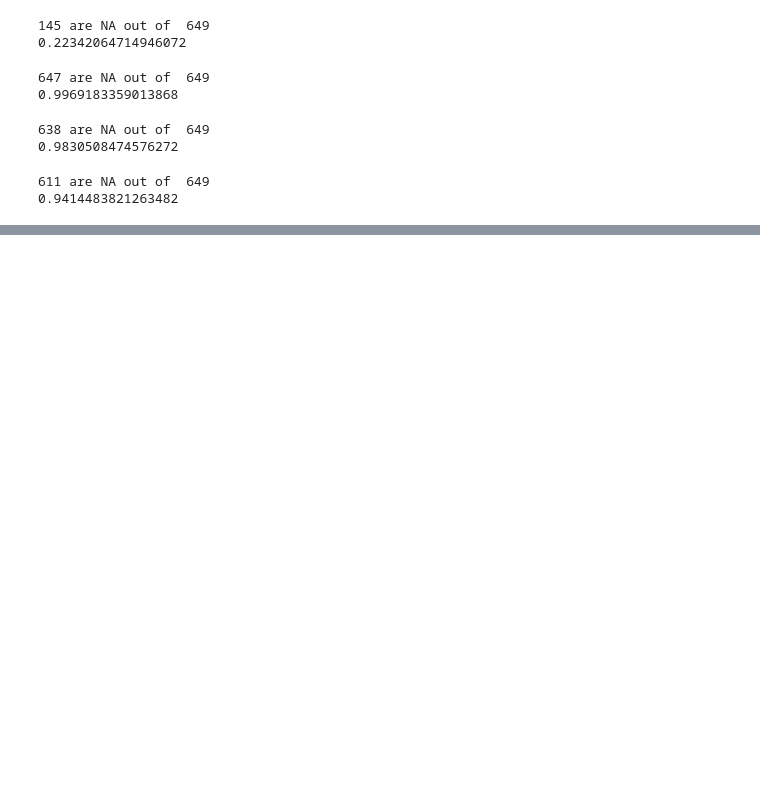
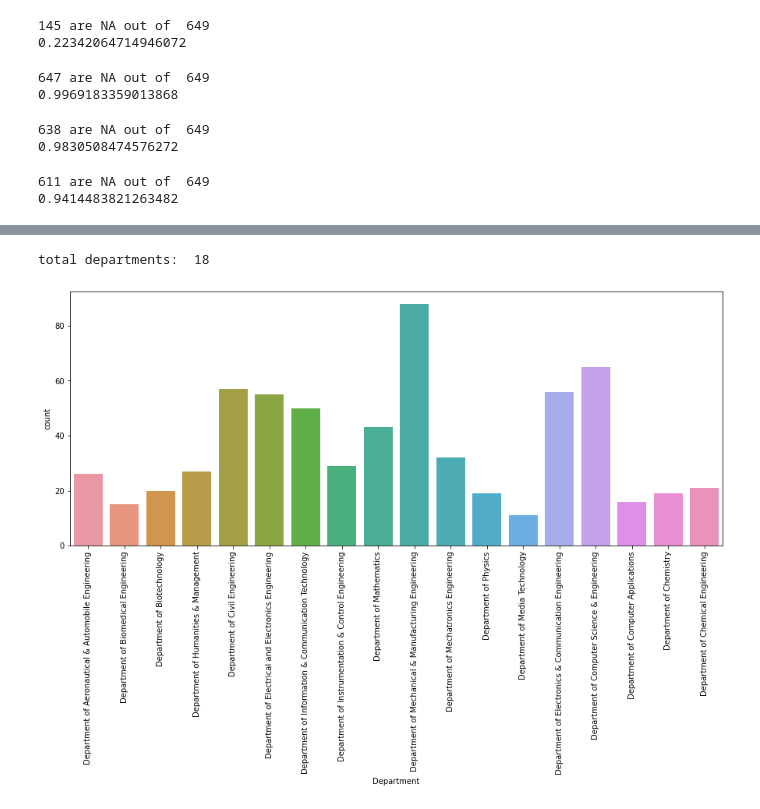
Before and after one commit to dhanusrikar/CarmelSolutions_Internship, a Jupyter notebook: mit_faculty_data_viz.ipynb, the cells around one changed output, grey strips where cells are left out. Saved outputs shown, nothing was run; the diff lists cells and outputs as text; code cells hidden in the pictures; blank space fills up the shorter version.

```diff
--- a/mit_faculty_data_viz.ipynb
+++ b/mit_faculty_data_viz.ipynb
@@ -131,0 +174,8 @@ print(df.Website.isna().sum() / len(df.Website))
+# %%
+plt.subplots(figsize=(15, 6))
+sns.countplot(df['Department'])
+x = xticks(rotation=90)
+print("total departments: ", len(x[1]))
+# %% [output]
+total departments:  18
+[figure, added]
```
Also changed, not shown: parts of 3 cells of this notebook.
